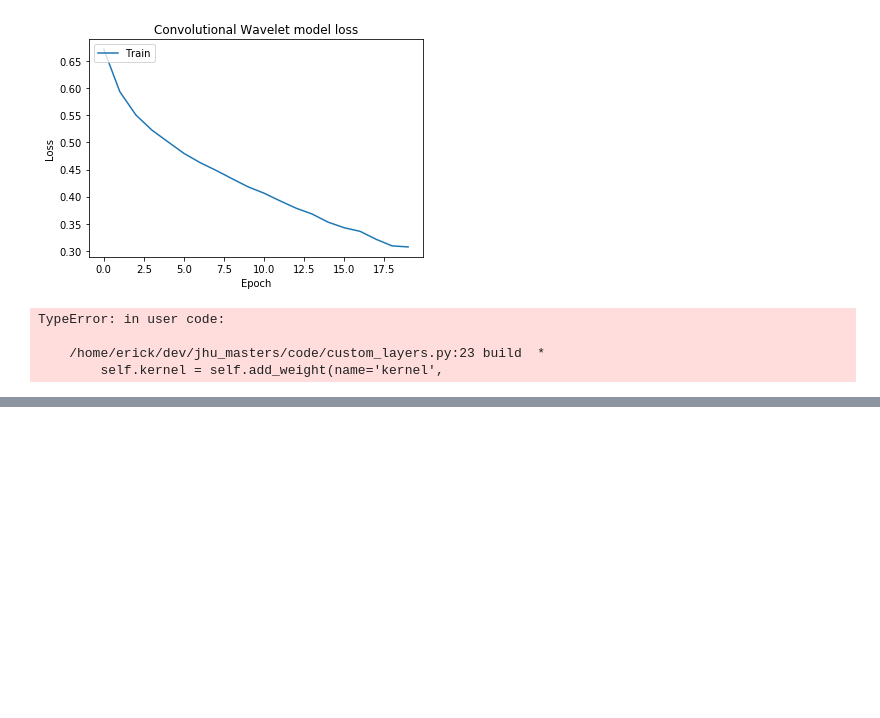
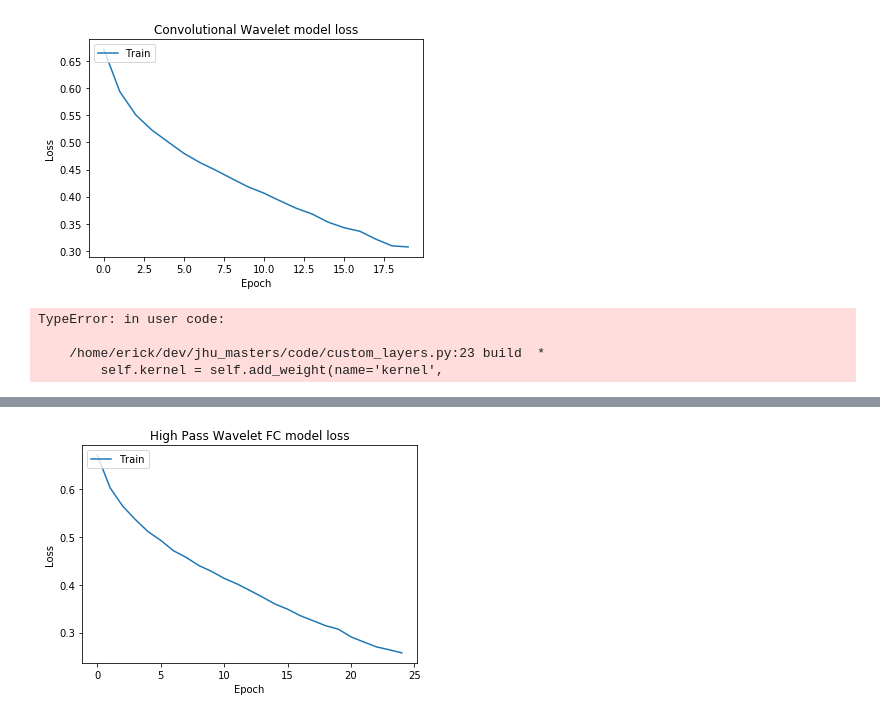
Before and after one commit to erickgalinkin/jhu_masters, a Jupyter notebook: code/EDA.ipynb, the cells around one changed output, grey strips where cells are left out. Saved outputs shown, nothing was run; the diff lists cells and outputs as text; code cells hidden in the pictures; blank space fills up the shorter version.

```diff
--- a/code/EDA.ipynb
+++ b/code/EDA.ipynb
@@ -391,0 +544,4 @@ print("Accuracy of support vector classifier:" + str(svm_accuracy))
+# %%
+features = generate_features(high_pass_wavelet)
+model = build_conv_model(features)
+high_pass_conv_history, high_pass_results = train_model(model, high_pass_wavelet)
@@ -391,0 +566,9 @@ print("Accuracy of support vector classifier:" + str(svm_accuracy))
+# %%
+plt.plot(high_pass_conv_history.history['loss'])
+plt.title('High Pass Wavelet FC model loss')
+plt.ylabel('Loss')
+plt.xlabel('Epoch')
+plt.legend(['Train', 'Val'], loc='upper left')
+plt.show()
+# %% [output]
+[figure, added]
```
Also changed, not shown: parts of 36 cells of this notebook, 3 other files.
